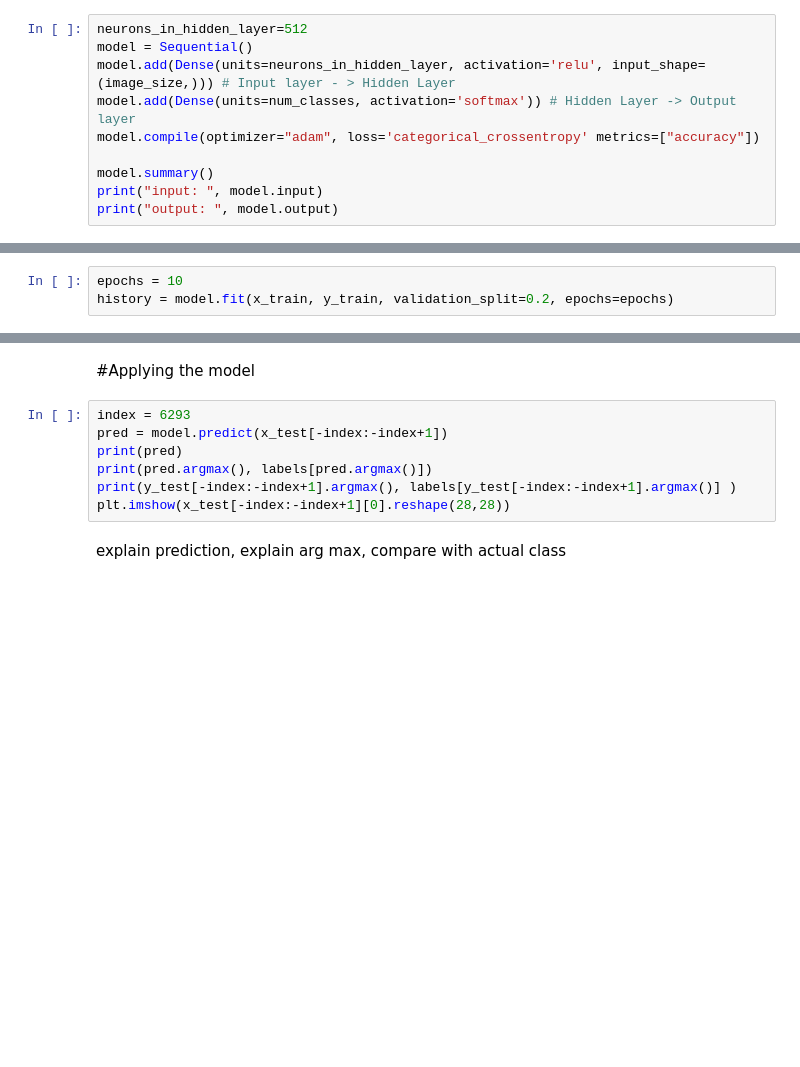
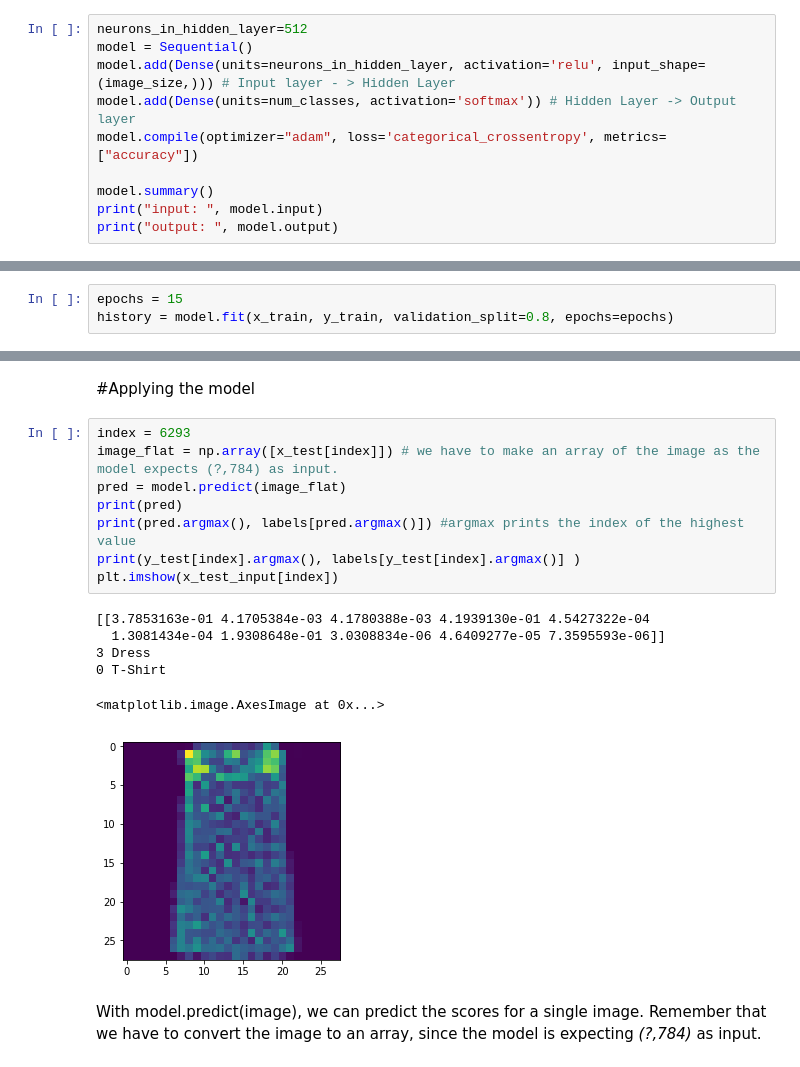
Before and after one commit to Barttje/summercourse-ml, a Jupyter notebook: neural_network_1.ipynb, the cells around one changed output, grey strips where cells are left out. Drawn from its saved outputs; the diff is of its cells as text; blank space fills up the shorter version.

```diff
--- a/neural_network_1.ipynb
+++ b/neural_network_1.ipynb
@@ -106,7 +109,7 @@ neurons_in_hidden_layer=512
 model = Sequential()
 model.add(Dense(units=neurons_in_hidden_layer, activation='relu', input_shape=(image_size,))) # Input layer - > Hidden Layer
 model.add(Dense(units=num_classes, activation='softmax')) # Hidden Layer -> Output layer
-model.compile(optimizer="adam", loss='categorical_crossentropy' metrics=["accuracy"])
+model.compile(optimizer="adam", loss='categorical_crossentropy', metrics=["accuracy"])
 
 model.summary()
 print("input: ", model.input)
@@ -152,5 +165,5 @@ We can also configure the optimizer, which is the algortihm that determines the
 
 Finally we configure the loss function during training. The loss functions measures how well the model is working on the data set. One of the most popular ones is the mean squared error. However for classification problems that predict 0 or 1, the *categorical_crossentropy* works better. All the possible options for the loss functions in Keras can be found [here](https://keras.io/losses/) and a [great article ](https://machinelearningmastery.com/how-to-choose-loss-functions-when-training-deep-learning-neural-networks/)explaining more about which one to choose.
 # %%
-epochs = 10
-history = model.fit(x_train, y_train, validation_split=0.2, epochs=epochs)
+epochs = 15
+history = model.fit(x_train, y_train, validation_split=0.8, epochs=epochs)
@@ -165,13 +203,21 @@ explain loss and accuracy
 #Applying the model
 # %%
 index = 6293
-pred = model.predict(x_test[-index:-index+1])
+image_flat = np.array([x_test[index]]) # we have to make an array of the image as the model expects (?,784) as input.
+pred = model.predict(image_flat)
 print(pred)
-print(pred.argmax(), labels[pred.argmax()])
-print(y_test[-index:-index+1].argmax(), labels[y_test[-index:-index+1].argmax()] )
-plt.imshow(x_test[-index:-index+1][0].reshape(28,28))
+print(pred.argmax(), labels[pred.argmax()]) #argmax prints the index of the highest value
+print(y_test[index].argmax(), labels[y_test[index].argmax()] )
+plt.imshow(x_test_input[index])
+# %% [output]
+[[3.7853163e-01 4.1705384e-03 4.1780388e-03 4.1939130e-01 4.5427322e-04
+  1.3081434e-04 1.9308648e-01 3.0308834e-06 4.6409277e-05 7.3595593e-06]]
+3 Dress
+0 T-Shirt
+<matplotlib.image.AxesImage at 0x...>
+[figure, added]
-# %% [markdown]
-explain prediction, explain arg max, compare with actual class
+# %% [markdown]
+With model.predict(image), we can predict the scores for a single image. Remember that we have to convert the image to an array, since the model is expecting *(?,784)* as input.
 # %%
 # list all data in history
 # summarize history for accuracy
```
Also changed, not shown: parts of 10 cells of this notebook.
